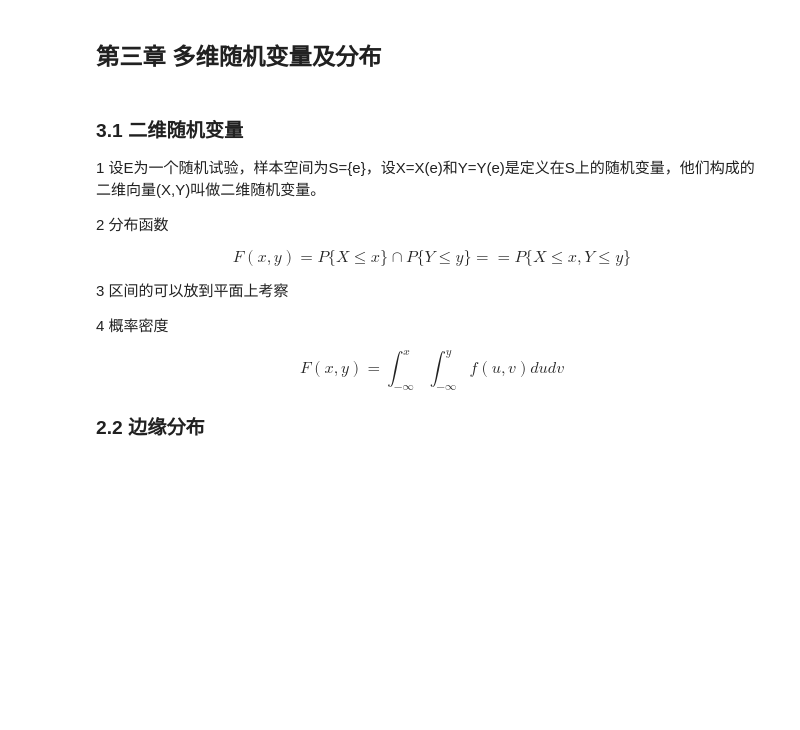
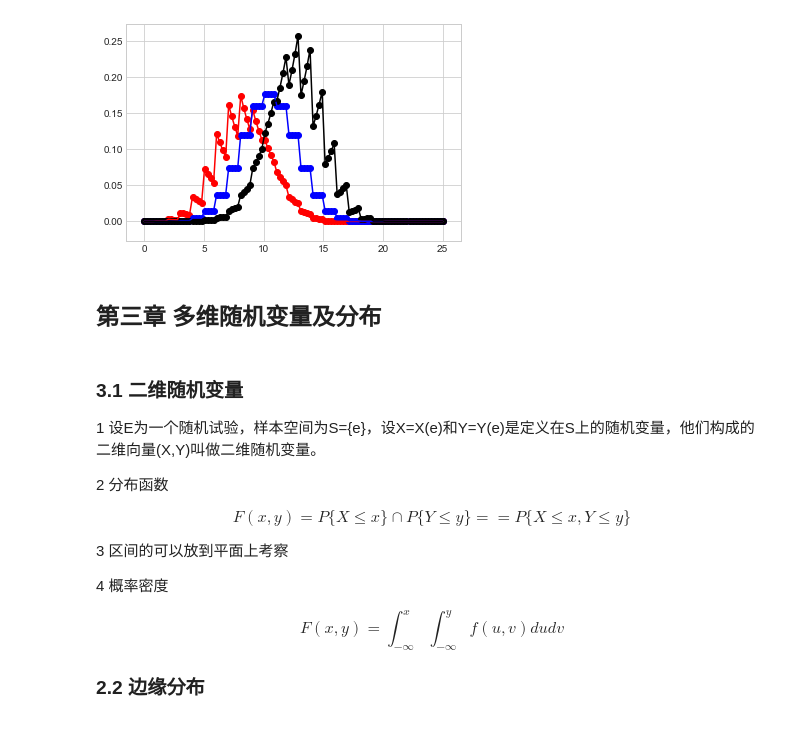
Before and after one commit to windspear07/MachineLearningNotes, a Jupyter notebook: math/概率与数理统计.ipynb, the cells around one changed output. Drawn from its saved outputs; the diff is of its cells as text; code cells hidden in the pictures; blank space fills up the shorter version.

```diff
--- a/math/概率与数理统计.ipynb
+++ b/math/概率与数理统计.ipynb
@@ -135,6 +181,52 @@ $$f_Y(y) = \left\{ \begin{array}{ll}
   \end{array} \right.$$
 
  其中h是g的反函数
+# %%
+#二项分布 X~B(n,p)
+%matplotlib inline
+import matplotlib.pyplot as plt
+plt.style.use('seaborn-whitegrid')
+import numpy as np
+# %%
+# fig = plt.figure()
+ax = plt.axes()
+
+## c^n_k
+def combin2(nn, kk):
+    nn=int(nn)
+    kk=int(kk)
+    rs=1
+    for i in range(nn,nn-kk,-1):
+        rs *=i
+    for i in range(1,kk+1):
+        rs /=i
+    return rs
+
+##二项分布计算
+def binarys(ii,nn,pp):
+    return combin2(nn,ii)*np.power(pp,ii)*np.power(1-pp,nn-ii)
+
+def computY(xx,nn,pp):
+    rs=[]
+    for x in xx:
+        rs.append(binarys(x,nn,pp))
+    return np.array(rs)
+
+n=20
+p1=0.4
+p2=0.5
+p3=0.6
+x = np.linspace(0, 25, 100)
+ax.scatter(x, computY(x,n,p1), c='red');
+ax.scatter(x, computY(x,n,p2), c='blue');
+ax.scatter(x, computY(x,n,p3), c='black');
+
+
+ax.plot(x, computY(x,n,p1), c='red');
+ax.plot(x, computY(x,n,p2), c='blue');
+ax.plot(x, computY(x,n,p3), c='black');
+# %% [output]
+[figure, added]
 # %% [markdown]
 ## 第三章 多维随机变量及分布
 # %% [markdown]
```
Also changed, not shown: parts of 6 cells of this notebook, 2 other files.
